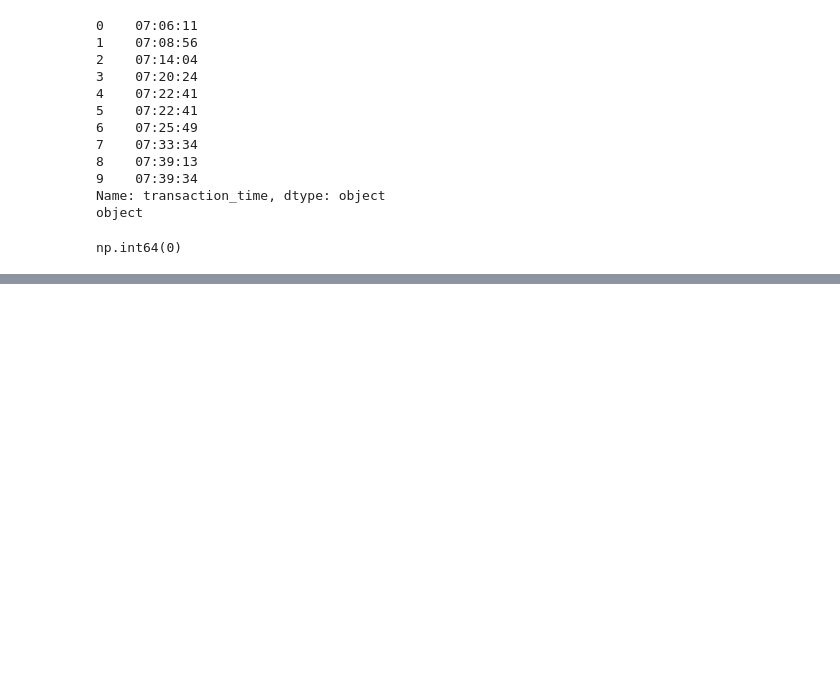
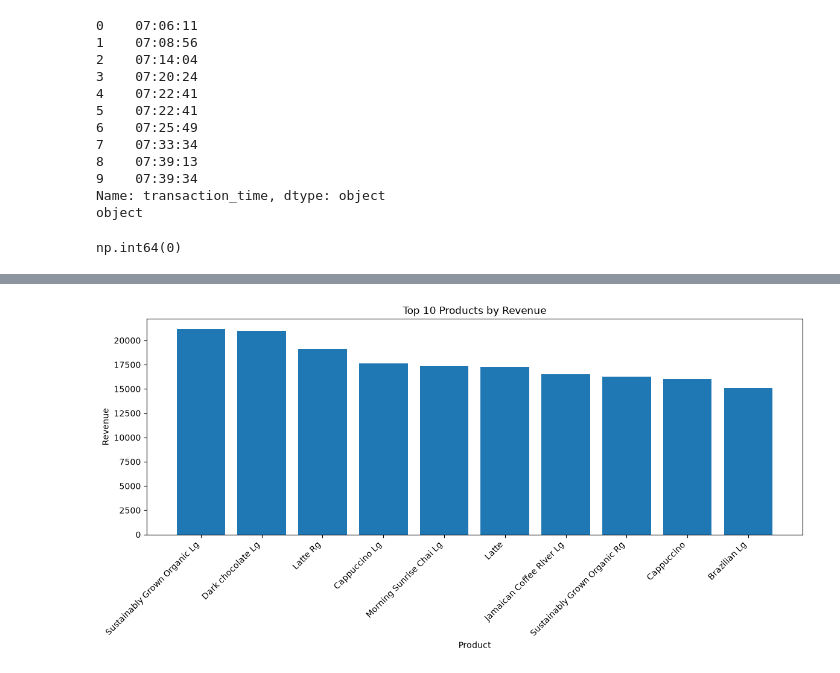
Before and after one commit to SurajWankhade831/afficionado-coffee-analysis, a Jupyter notebook: notebooks/sales_analysis.ipynb, the cells around one changed output, grey strips where cells are left out. Saved outputs shown, nothing was run; the diff lists cells and outputs as text; code cells hidden in the pictures; blank space fills up the shorter version.

```diff
--- a/notebooks/sales_analysis.ipynb
+++ b/notebooks/sales_analysis.ipynb
@@ -401,0 +521,33 @@ avg_transaction_value
+# %%
+# Save Top 10 Products by Revenue chart
+
+top_products = (
+    df.groupby("product_detail")["revenue"]
+    .sum()
+    .sort_values(ascending=False)
+    .head(10)
+)
+
+plt.figure(figsize=(12, 6))
+
+plt.bar(
+    top_products.index,
+    top_products.values
+)
+
+plt.xlabel("Product")
+plt.ylabel("Revenue")
+plt.title("Top 10 Products by Revenue")
+
+plt.xticks(rotation=45, ha="right")
+plt.tight_layout()
+
+plt.savefig(
+    "../outputs/figures/top_10_products_revenue.png",
+    dpi=300,
+    bbox_inches="tight"
+)
+
+plt.show()
+# %% [output]
+[figure, added]
```
Also changed, not shown: parts of 10 cells of this notebook, 14 other files.
